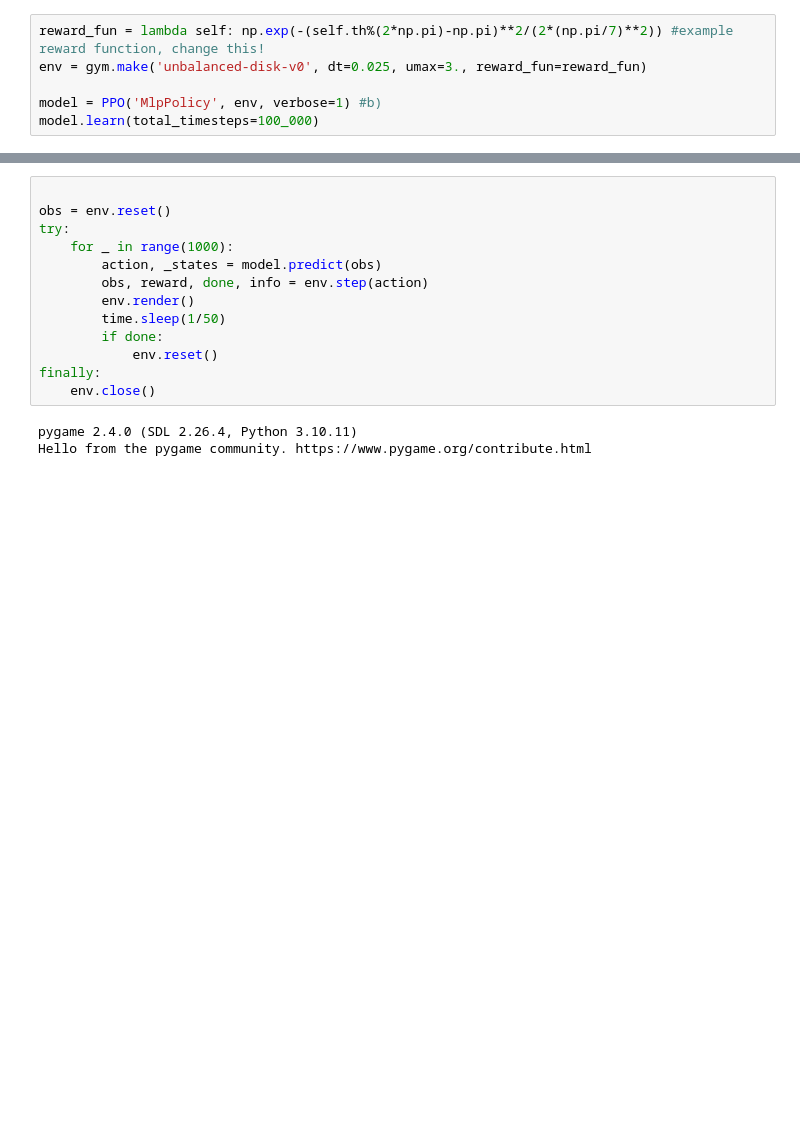
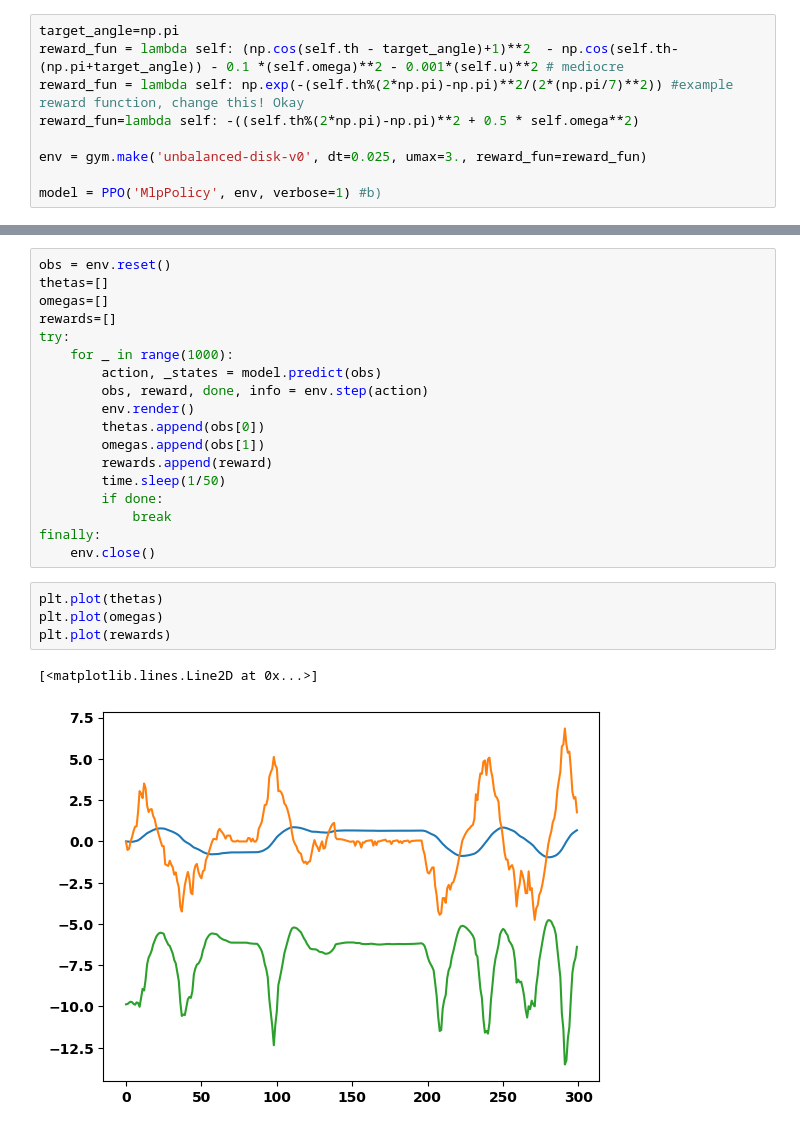
Before and after one commit to Erick-Hoogstrate/5SC28, a Jupyter notebook: policy_ac.ipynb, the cells around one changed output, grey strips where cells are left out. Drawn from its saved outputs; the diff is of its cells as text; blank space fills up the shorter version.

```diff
--- a/policy_ac.ipynb
+++ b/policy_ac.ipynb
@@ -5,9 +6,12 @@ from stable_baselines3 import PPO
 # %%
-reward_fun = lambda self: np.exp(-(self.th%(2*np.pi)-np.pi)**2/(2*(np.pi/7)**2)) #example reward function, change this!
+target_angle=np.pi
+reward_fun = lambda self: (np.cos(self.th - target_angle)+1)**2  - np.cos(self.th-(np.pi+target_angle)) - 0.1 *(self.omega)**2 - 0.001*(self.u)**2 # mediocre
+reward_fun = lambda self: np.exp(-(self.th%(2*np.pi)-np.pi)**2/(2*(np.pi/7)**2)) #example reward function, change this! Okay
+reward_fun=lambda self: -((self.th%(2*np.pi)-np.pi)**2 + 0.5 * self.omega**2)
+
 env = gym.make('unbalanced-disk-v0', dt=0.025, umax=3., reward_fun=reward_fun)
 
 model = PPO('MlpPolicy', env, verbose=1) #b)
-model.learn(total_timesteps=100_000)
 # %% [output]
 Using cuda device
 Wrapping the env with a `Monitor` wrapper
@@ -30,16 +41,25 @@ Wrapping the env in a DummyVecEnv.
 # %%
-
 obs = env.reset()
+thetas=[]
+omegas=[]
+rewards=[]
 try:
     for _ in range(1000):
         action, _states = model.predict(obs)
         obs, reward, done, info = env.step(action)
         env.render()
+        thetas.append(obs[0])
+        omegas.append(obs[1])
+        rewards.append(reward)
         time.sleep(1/50)
         if done:
-            env.reset()
+            break
 finally:
     env.close()
-# %% [output]
-pygame 2.4.0 (SDL 2.26.4, Python 3.10.11)
-Hello from the pygame community. https://www.pygame.org/contribute.html
+# %%
+plt.plot(thetas)
+plt.plot(omegas)
+plt.plot(rewards)
+# %% [output]
+[<matplotlib.lines.Line2D at 0x...>]
+[figure, added]
```
Also changed, not shown: parts of 4 cells of this notebook, 1 other file.
